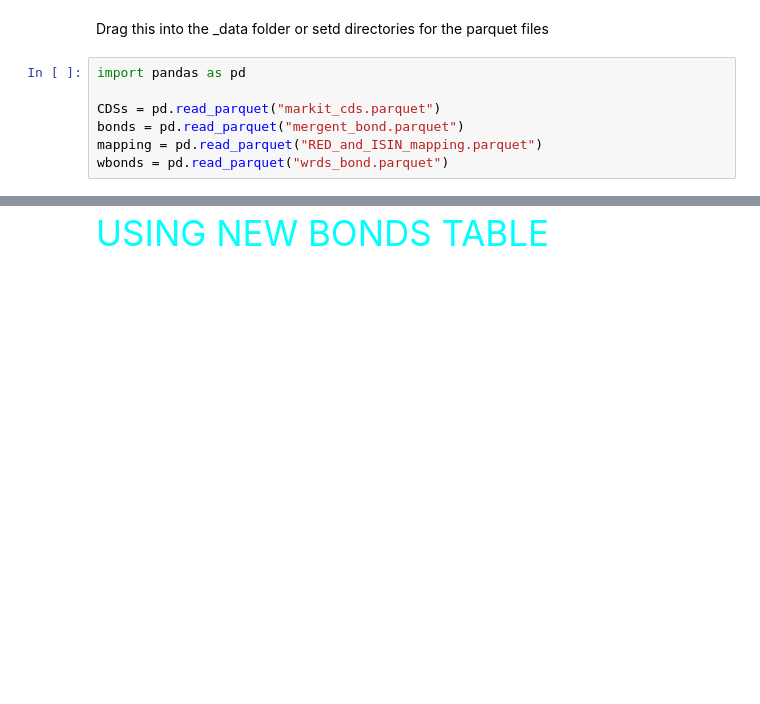
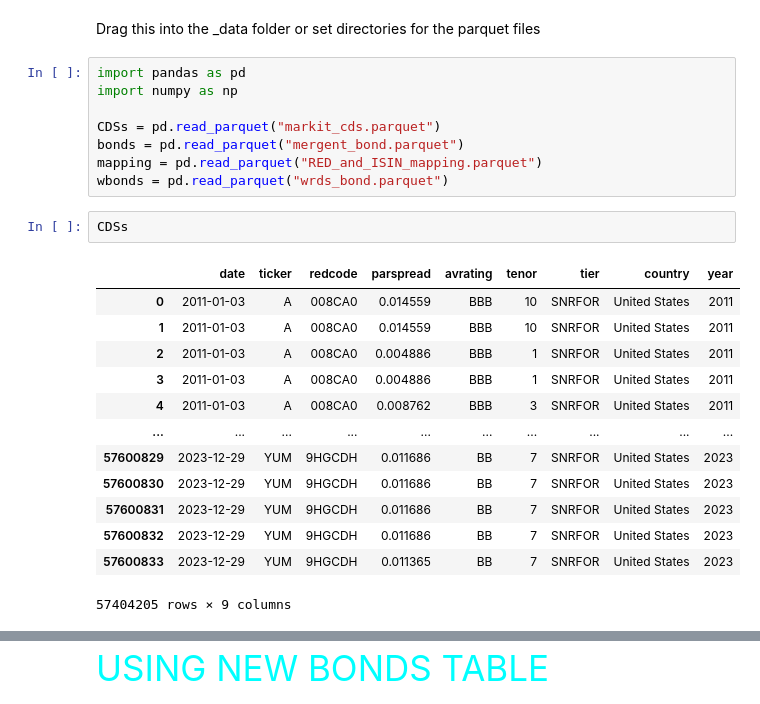
Before and after one commit to zixiaowang123/full_stack_project, a Jupyter notebook: src/test.ipynb, the cells around one changed output, grey strips where cells are left out. Drawn from its saved outputs; the diff is of its cells as text; blank space fills up the shorter version.

```diff
--- a/src/test.ipynb
+++ b/src/test.ipynb
@@ -1,9 +1,26 @@
 # %% [markdown]
-Drag this into the _data folder or setd directories for the parquet files
+Drag this into the _data folder or set directories for the parquet files
 # %%
 import pandas as pd
+import numpy as np
 
 CDSs = pd.read_parquet("markit_cds.parquet")
 bonds = pd.read_parquet("mergent_bond.parquet")
 mapping = pd.read_parquet("RED_and_ISIN_mapping.parquet")
 wbonds = pd.read_parquet("wrds_bond.parquet")
+# %%
+CDSs
+# %% [output]
+|  | date | ticker | redcode | parspread | avrating | tenor | tier | country | year |
+| 0 | 2011-01-03 | A | 008CA0 | 0.014559 | BBB | 10 | SNRFOR | United States | 2011 |
+| 1 | 2011-01-03 | A | 008CA0 | 0.014559 | BBB | 10 | SNRFOR | United States | 2011 |
+| 2 | 2011-01-03 | A | 008CA0 | 0.004886 | BBB | 1 | SNRFOR | United States | 2011 |
+| 3 | 2011-01-03 | A | 008CA0 | 0.004886 | BBB | 1 | SNRFOR | United States | 2011 |
+| 4 | 2011-01-03 | A | 008CA0 | 0.008762 | BBB | 3 | SNRFOR | United States | 2011 |
+| ... | ... | ... | ... | ... | ... | ... | ... | ... | ... |
+| 57600829 | 2023-12-29 | YUM | 9HGCDH | 0.011686 | BB | 7 | SNRFOR | United States | 2023 |
+| 57600830 | 2023-12-29 | YUM | 9HGCDH | 0.011686 | BB | 7 | SNRFOR | United States | 2023 |
+| 57600831 | 2023-12-29 | YUM | 9HGCDH | 0.011686 | BB | 7 | SNRFOR | United States | 2023 |
+| 57600832 | 2023-12-29 | YUM | 9HGCDH | 0.011686 | BB | 7 | SNRFOR | United States | 2023 |
+| 57600833 | 2023-12-29 | YUM | 9HGCDH | 0.011365 | BB | 7 | SNRFOR | United States | 2023 |
+57404205 rows × 9 columns
```
Also changed, not shown: parts of 23 cells of this notebook, 4 other files.
